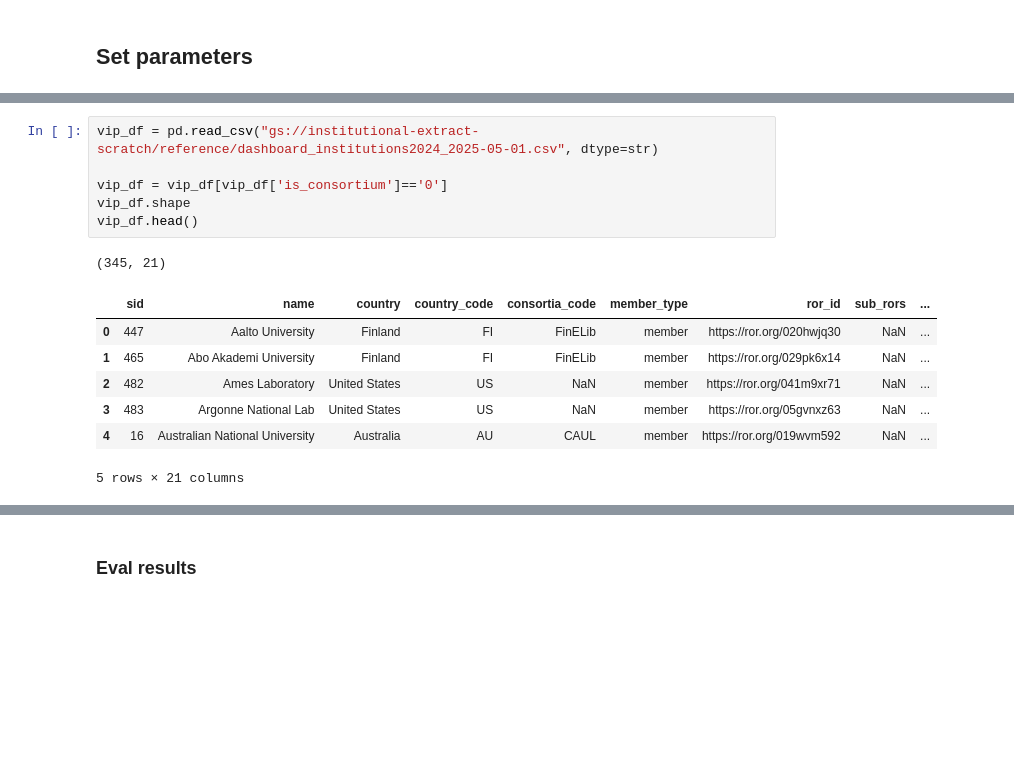
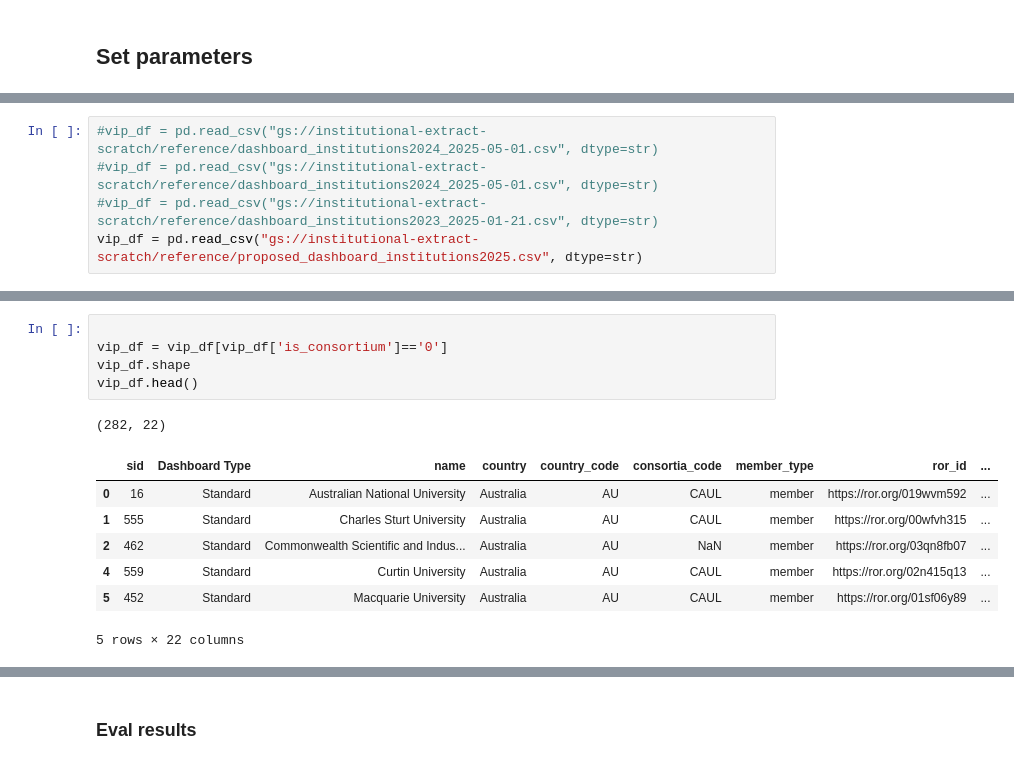
Before and after one commit to arXiv/metadata-vertexai, a Jupyter notebook: ccameron_evaluate.ipynb, the cells around one changed output, grey strips where cells are left out. Saved outputs shown, nothing was run; the diff lists cells and outputs as text; blank space fills up the shorter version.

```diff
--- a/ccameron_evaluate.ipynb
+++ b/ccameron_evaluate.ipynb
@@ -160,3 +169,8 @@ results_file = "gs://institutional-extract-scratch/output/2311_db_json_all_2025-
+# %%
+#vip_df = pd.read_csv("gs://institutional-extract-scratch/reference/dashboard_institutions2024_2025-05-01.csv", dtype=str)
+#vip_df = pd.read_csv("gs://institutional-extract-scratch/reference/dashboard_institutions2024_2025-05-01.csv", dtype=str)
+#vip_df = pd.read_csv("gs://institutional-extract-scratch/reference/dashboard_institutions2023_2025-01-21.csv", dtype=str)
+vip_df = pd.read_csv("gs://institutional-extract-scratch/reference/proposed_dashboard_institutions2025.csv", dtype=str)
 # %%
 test_ids_df = pd.read_csv(results_file)
 
@@ -176,18 +190,17 @@ test_ids_df.shape
 # %%
-vip_df = pd.read_csv("gs://institutional-extract-scratch/reference/dashboard_institutions2024_2025-05-01.csv", dtype=str)
 
 vip_df = vip_df[vip_df['is_consortium']=='0']
 vip_df.shape
 vip_df.head()
 # %% [output]
-(345, 21)
+(282, 22)
-|  | sid | name | country | country_code | consortia_code | member_type | ror_id | sub_rors | ... |
-| 0 | 447 | Aalto University | Finland | FI | FinELib | member | https://ror.org/020hwjq30 | NaN | ... |
-| 1 | 465 | Abo Akademi University | Finland | FI | FinELib | member | https://ror.org/029pk6x14 | NaN | ... |
-| 2 | 482 | Ames Laboratory | United States | US | NaN | member | https://ror.org/041m9xr71 | NaN | ... |
-| 3 | 483 | Argonne National Lab | United States | US | NaN | member | https://ror.org/05gvnxz63 | NaN | ... |
-| 4 | 16 | Australian National University | Australia | AU | CAUL | member | https://ror.org/019wvm592 | NaN | ... |
+|  | sid | Dashboard Type | name | country | country_code | consortia_code | member_type | ror_id | ... |
+| 0 | 16 | Standard | Australian National University | Australia | AU | CAUL | member | https://ror.org/019wvm592 | ... |
+| 1 | 555 | Standard | Charles Sturt University | Australia | AU | CAUL | member | https://ror.org/00wfvh315 | ... |
+| 2 | 462 | Standard | Commonwealth Scientific and Indus... | Australia | AU | NaN | member | https://ror.org/03qn8fb07 | ... |
+| 4 | 559 | Standard | Curtin University | Australia | AU | CAUL | member | https://ror.org/02n415q13 | ... |
+| 5 | 452 | Standard | Macquarie University | Australia | AU | CAUL | member | https://ror.org/01sf06y89 | ... |
-5 rows × 21 columns
+5 rows × 22 columns
 # %%
 missing_vip = {
     '052rrw050': "National Astronomical Observatory of Japan",
```
Also changed, not shown: parts of 33 cells of this notebook, 3 other files.
